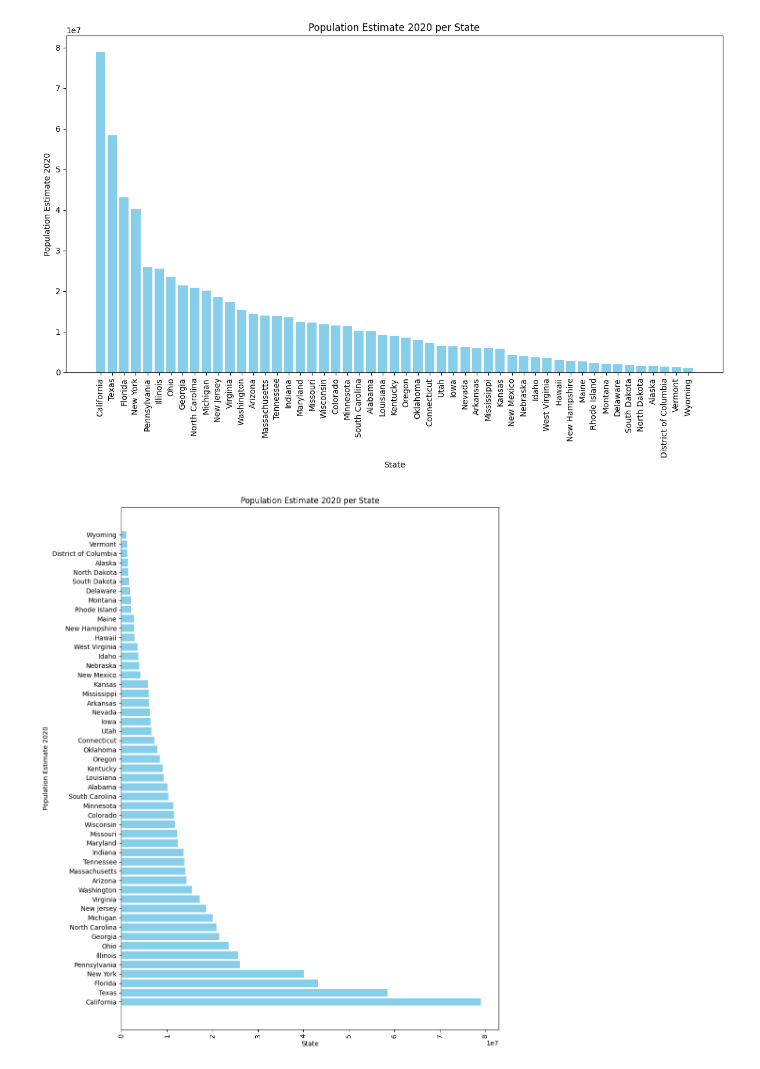
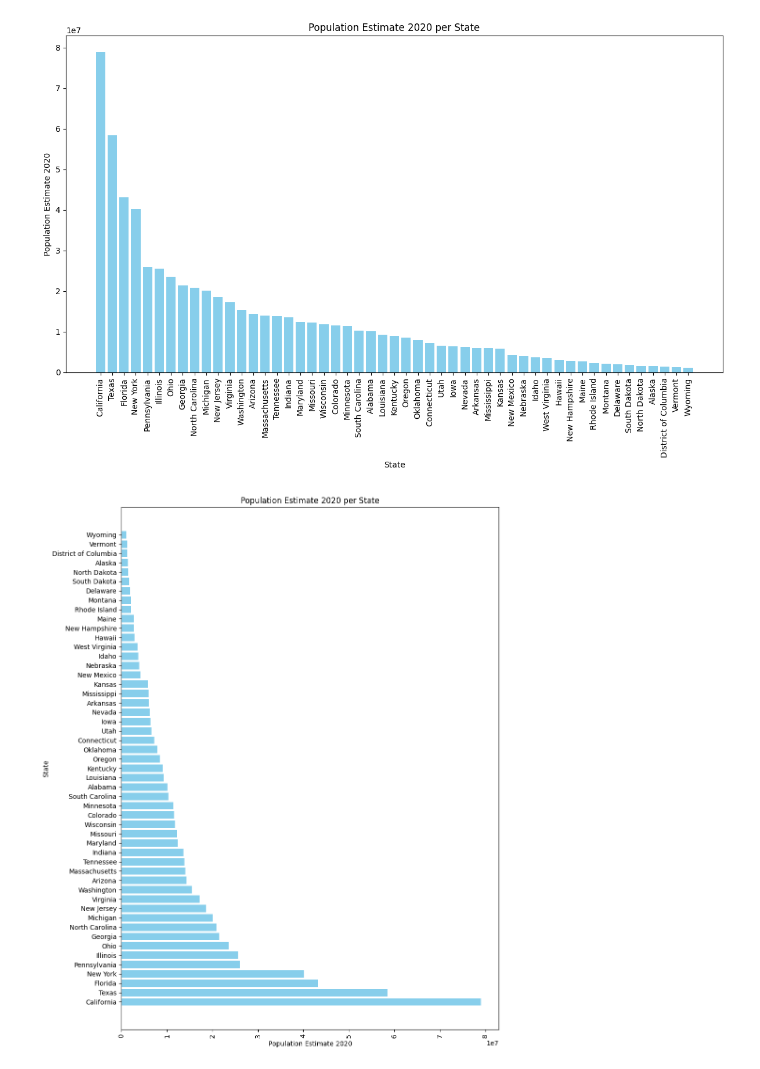
Before and after one commit to cjvillar/DATA_GOV, a Jupyter notebook: note_books/c0-est2022.ipynb, the cells around one changed output. Drawn from its saved outputs; the diff is of its cells as text; code cells hidden in the pictures.

```diff
--- a/note_books/c0-est2022.ipynb
+++ b/note_books/c0-est2022.ipynb
@@ -166,18 +166,18 @@ plt.show()
 # %%
 plt.figure(figsize=(10, 12))
 # horizontal bar plot
 plt.barh(grouped_data['STNAME'], grouped_data['POPESTIMATE2020'], color='skyblue')
 
 #rotate x-axis labels for better readability (optional)
 plt.xticks(rotation=90)
 
 #add labels and title
-plt.xlabel('State')
-plt.ylabel('Population Estimate 2020')
+plt.xlabel('Population Estimate 2020')
+plt.ylabel('State')
 plt.title('Population Estimate 2020 per State')
 
 #plot
 plt.tight_layout()
 plt.show()
 # %% [output]
-[figure, old version]
+[figure, new version]
```
Also changed, not shown: parts of 2 cells of this notebook.
